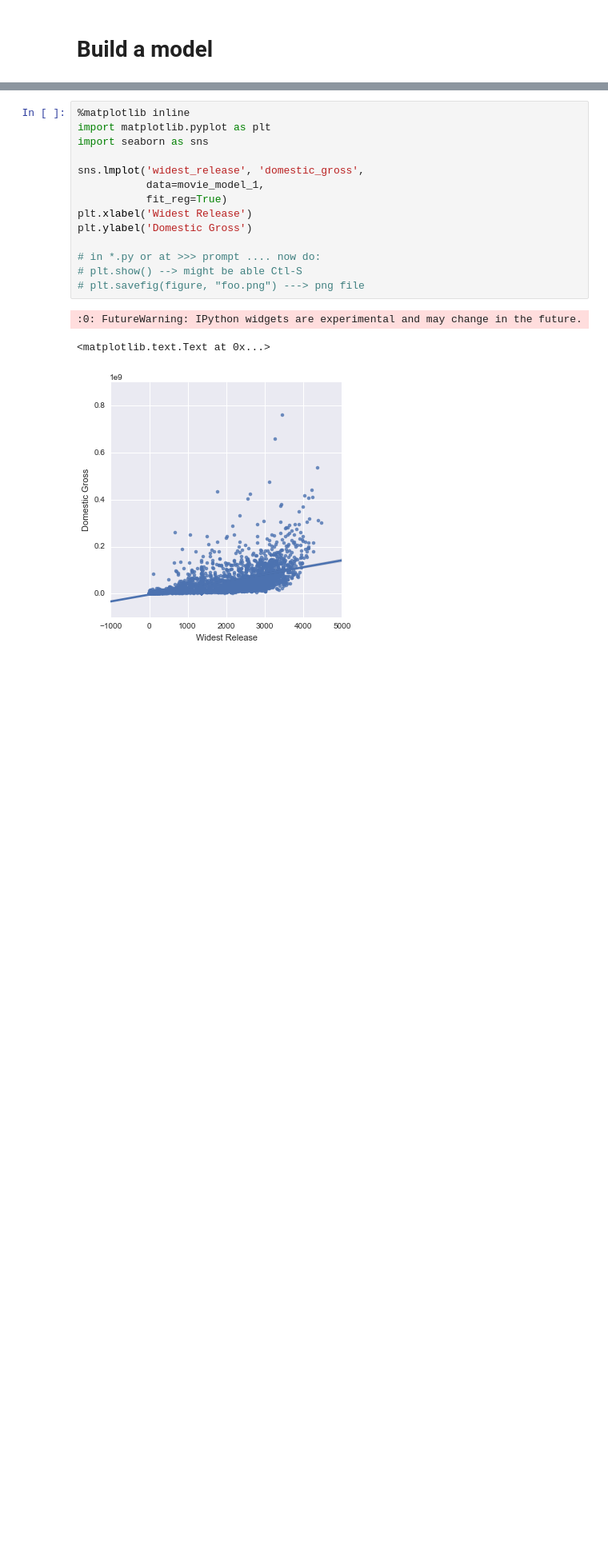
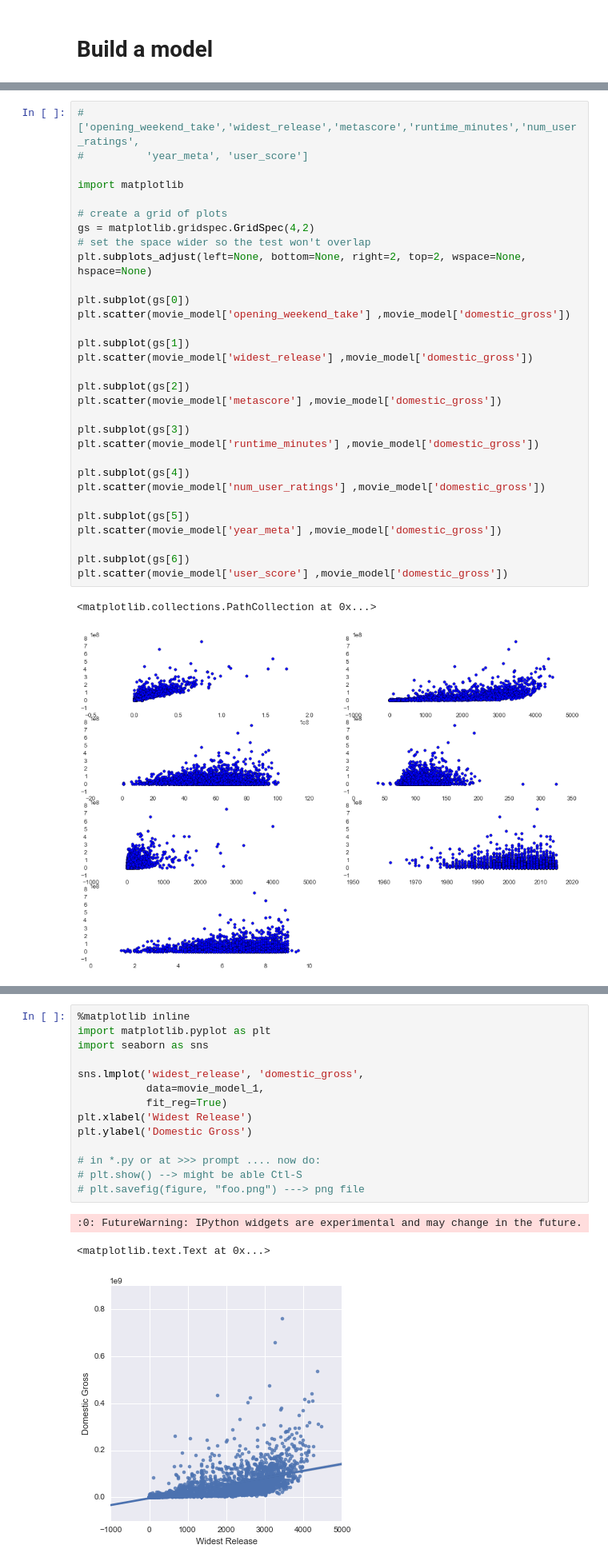
Before and after one commit to ilanwei/Team_The-rookie, a Jupyter notebook: Model_1.ipynb, the cells around one changed output, grey strips where cells are left out. Shown at 80% size. Saved outputs shown, nothing was run; the diff lists cells and outputs as text; blank space fills up the shorter version.

```diff
--- a/Model_1.ipynb
+++ b/Model_1.ipynb
@@ -206,0 +314,34 @@ OLS Regression Results
+# %%
+#['opening_weekend_take','widest_release','metascore','runtime_minutes','num_user_ratings',
+#          'year_meta', 'user_score']
+
+import matplotlib
+
+# create a grid of plots
+gs = matplotlib.gridspec.GridSpec(4,2)
+# set the space wider so the test won't overlap
+plt.subplots_adjust(left=None, bottom=None, right=2, top=2, wspace=None, hspace=None)
+
+plt.subplot(gs[0])
+plt.scatter(movie_model['opening_weekend_take'] ,movie_model['domestic_gross'])
+
+plt.subplot(gs[1])
+plt.scatter(movie_model['widest_release'] ,movie_model['domestic_gross'])
+
+plt.subplot(gs[2])
+plt.scatter(movie_model['metascore'] ,movie_model['domestic_gross'])
+
+plt.subplot(gs[3])
+plt.scatter(movie_model['runtime_minutes'] ,movie_model['domestic_gross'])
+
+plt.subplot(gs[4])
+plt.scatter(movie_model['num_user_ratings'] ,movie_model['domestic_gross'])
+
+plt.subplot(gs[5])
+plt.scatter(movie_model['year_meta'] ,movie_model['domestic_gross'])
+
+plt.subplot(gs[6])
+plt.scatter(movie_model['user_score'] ,movie_model['domestic_gross'])
+# %% [output]
+<matplotlib.collections.PathCollection at 0x...>
+[figure, added]
```
Also changed, not shown: parts of 12 cells of this notebook.
